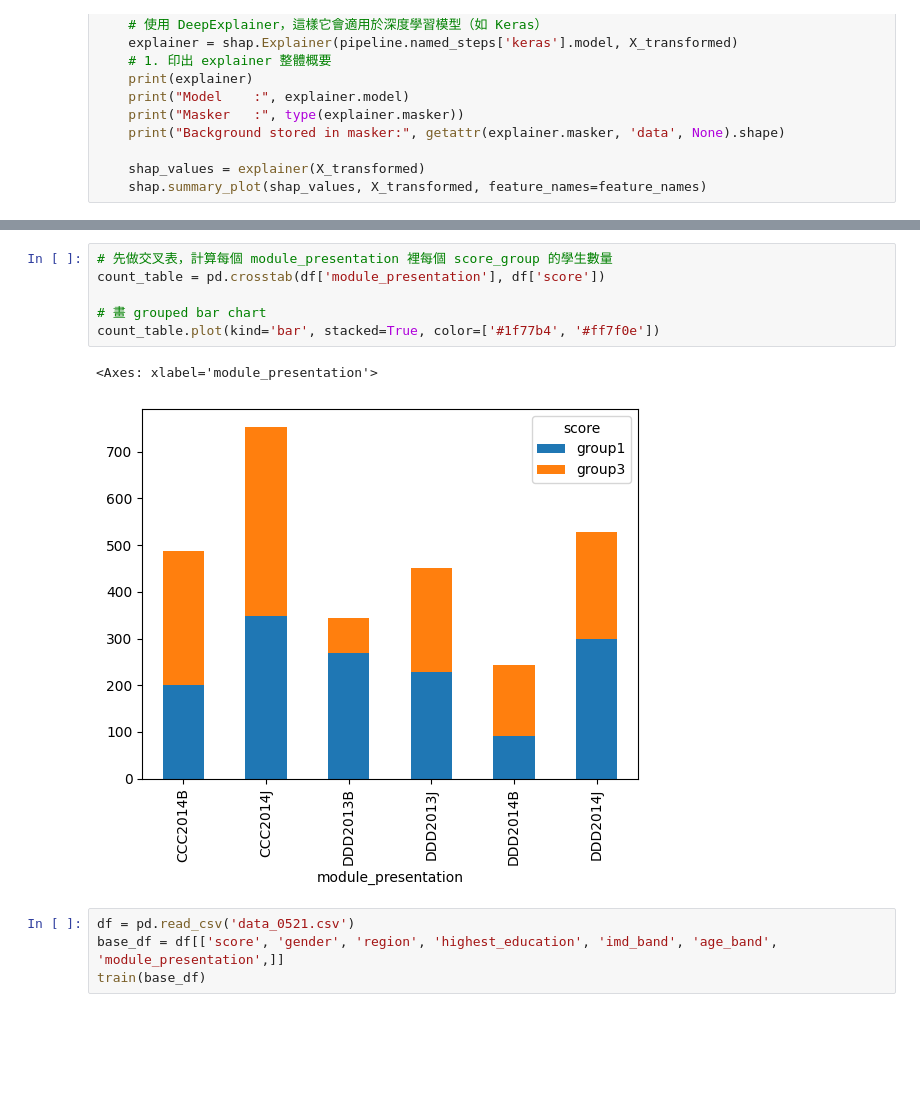
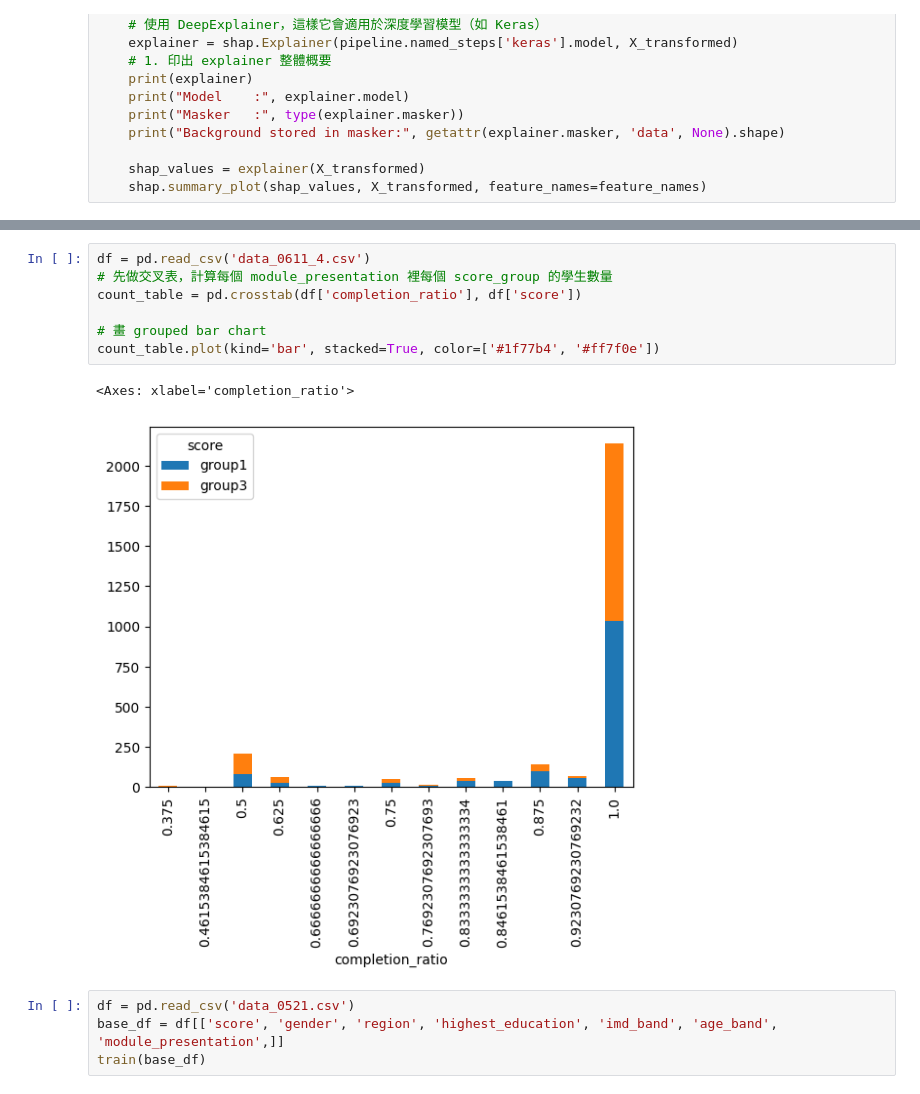
Before and after one commit to Chia-Chi-Shen/oulad, a Jupyter notebook: dl.ipynb, the cells around one changed output, grey strips where cells are left out. Cells and saved outputs as stored; diff of their text form; blank space fills up the shorter version.

```diff
--- a/dl.ipynb
+++ b/dl.ipynb
@@ -150,12 +150,13 @@ Background stored in masker: (100, 51)
 # %%
+df = pd.read_csv('data_0611_4.csv')
 # 先做交叉表，計算每個 module_presentation 裡每個 score_group 的學生數量
-count_table = pd.crosstab(df['module_presentation'], df['score'])
+count_table = pd.crosstab(df['completion_ratio'], df['score'])
 
 # 畫 grouped bar chart
 count_table.plot(kind='bar', stacked=True, color=['#1f77b4', '#ff7f0e'])
 # %% [output]
-<Axes: xlabel='module_presentation'>
+<Axes: xlabel='completion_ratio'>
-[figure, old version]
+[figure, new version]
 # %%
 df = pd.read_csv('data_0521.csv')
 base_df = df[['score', 'gender', 'region', 'highest_education', 'imd_band', 'age_band', 'module_presentation',]]
```
Also changed, not shown: parts of 1 cell of this notebook, 7 other files.
